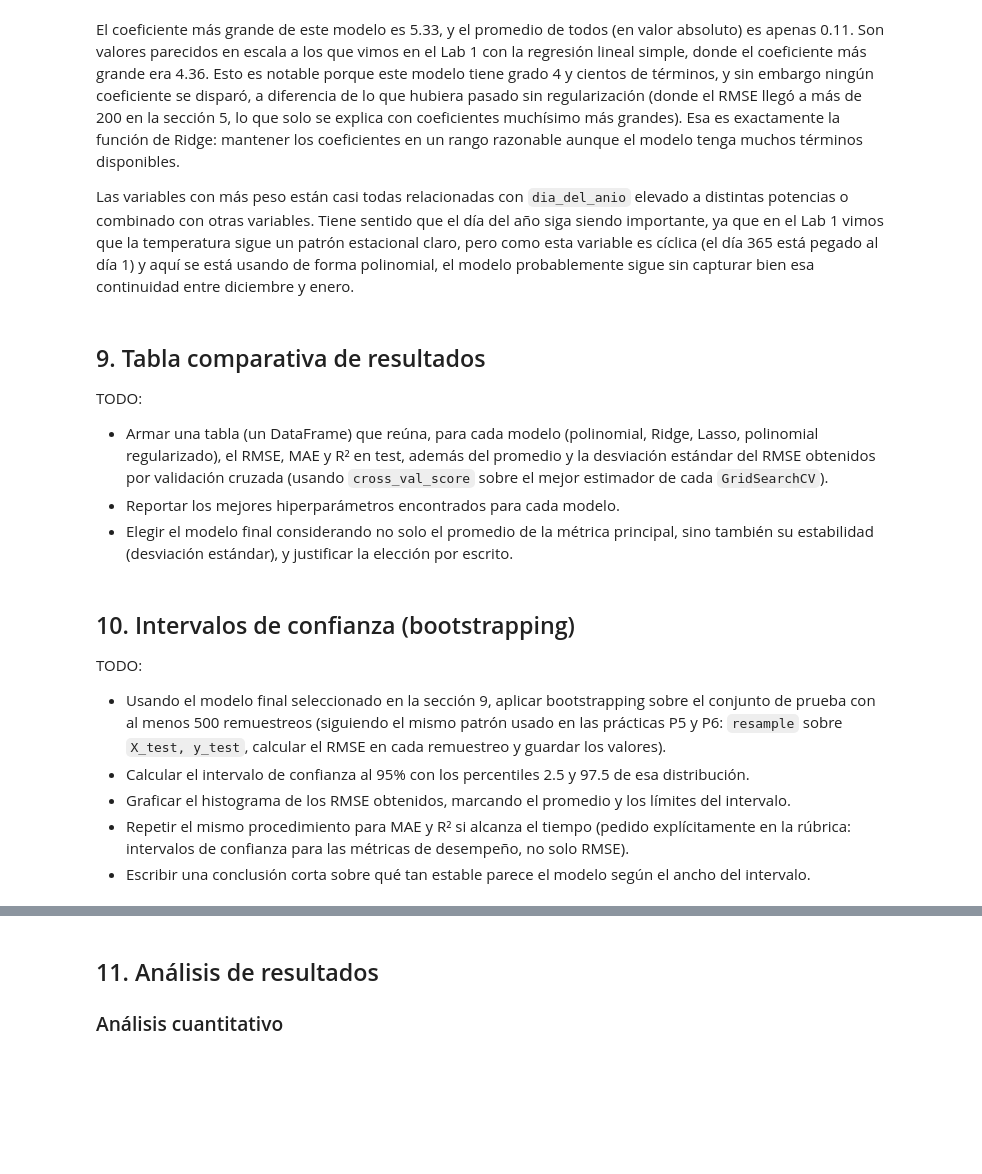
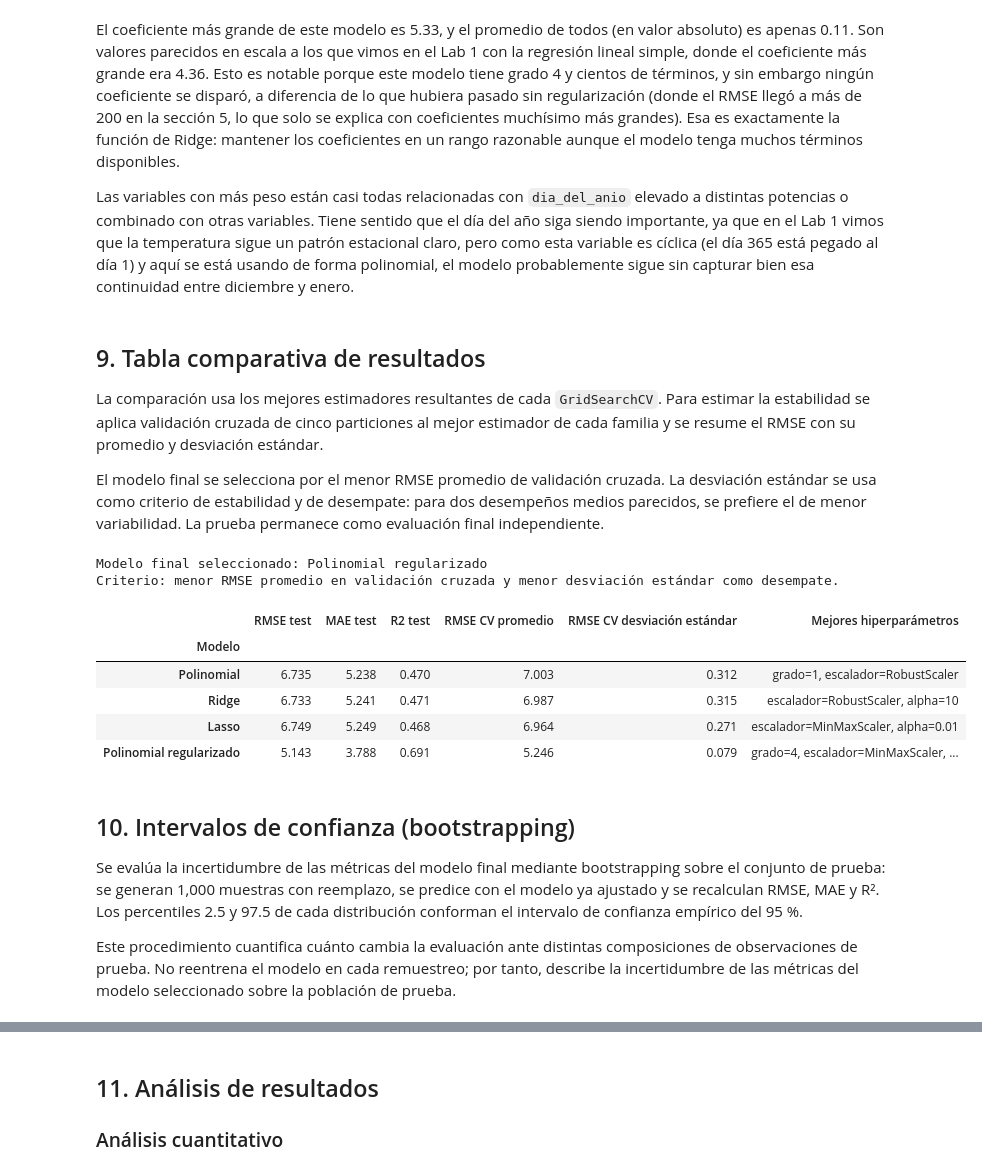
Before and after one commit to Dangar221/Lab2, a Jupyter notebook: L2/Laboratorio2_Garcia_Ferreira.ipynb, the cells around one changed output, grey strips where cells are left out. Drawn from its saved outputs; the diff is of its cells as text; code cells hidden in the pictures; blank space fills up the shorter version.

```diff
--- a/L2/Laboratorio2_Garcia_Ferreira.ipynb
+++ b/L2/Laboratorio2_Garcia_Ferreira.ipynb
@@ -386,20 +550,74 @@ Las variables con más peso están casi todas relacionadas con `dia_del_anio` el
 # %% [markdown]
 ## 9. Tabla comparativa de resultados
 
-TODO:
-- Armar una tabla (un DataFrame) que reúna, para cada modelo (polinomial, Ridge, Lasso, polinomial regularizado), el RMSE, MAE y R² en test, además del promedio y la desviación estándar del RMSE obtenidos por validación cruzada (usando `cross_val_score` sobre el mejor estimador de cada `GridSearchCV`).
-- Reportar los mejores hiperparámetros encontrados para cada modelo.
-- Elegir el modelo final considerando no solo el promedio de la métrica principal, sino también su estabilidad (desviación estándar), y justificar la elección por escrito.
+La comparación usa los mejores estimadores resultantes de cada `GridSearchCV`. Para estimar la estabilidad se aplica validación cruzada de cinco particiones al mejor estimador de cada familia y se resume el RMSE con su promedio y desviación estándar.
+
+El modelo final se selecciona por el menor RMSE promedio de validación cruzada. La desviación estándar se usa como criterio de estabilidad y de desempate: para dos desempeños medios parecidos, se prefiere el de menor variabilidad. La prueba permanece como evaluación final independiente.
 # %%
-# TODO: tabla comparativa con RMSE/MAE/R2 en test + promedio y desviacion estandar de cross_val_score
+modelos_comparados = {
+    'Polinomial': mejor_modelo_poly,
+    'Ridge': best_ridge,
+    'Lasso': best_lasso,
+    'Polinomial regularizado': mejor_modelo_poly_reg
+}
+
+grillas = {
+    'Polinomial': grid_poly,
+    'Ridge': grid_ridge,
+    'Lasso': grid_lasso,
+    'Polinomial regularizado': grid_poly_reg
+}
+
+def describir_hiperparametros(nombre, configuracion):
+    escalador = configuracion['preparacion__numericas__scaler'].__class__.__name__
+    partes = [f'escalador={escalador}']
+    if 'preparacion__numericas__polynomial__degree' in configuracion:
+        partes.insert(0, f"grado={configuracion['preparacion__numericas__polynomial__degree']}")
+    if 'modelo__alpha' in configuracion:
+        partes.append(f"alpha={configuracion['modelo__alpha']}")
+    return ', '.join(partes)
+
+filas_comparacion = []
+for nombre, modelo in modelos_comparados.items():
+    predicciones_test = modelo.predict(X_test)
+    rmse_cv = -cross_val_score(
+        modelo, X_train, y_train, cv=5,
+        scoring='neg_root_mean_squared_error', n_jobs=-1
+    )
+    filas_comparacion.append({
+        'Modelo': nombre,
+        'RMSE test': np.sqrt(mean_squared_error(y_test, predicciones_test)),
+        'MAE test': mean_absolute_error(y_test, predicciones_test),
+        'R2 test': r2_score(y_test, predicciones_test),
+        'RMSE CV promedio': rmse_cv.mean(),
+        'RMSE CV desviación estándar': rmse_cv.std(),
+        'Mejores hiperparámetros': describir_hiperparametros(nombre, grillas[nombre].best_params_)
+    })
+
+resultados_comparativos = pd.DataFrame(filas_comparacion).set_index('Modelo')
+resultados_ordenados = resultados_comparativos.sort_values(
+    ['RMSE CV promedio', 'RMSE CV desviación estándar']
+)
+nombre_modelo_final = resultados_ordenados.index[0]
+modelo_final = modelos_comparados[nombre_modelo_final]
+
+print(f'Modelo final seleccionado: {nombre_modelo_final}')
+print('Criterio: menor RMSE promedio en validación cruzada y menor desviación estándar como desempate.')
+resultados_comparativos.round(3)
+# %% [output]
+Modelo final seleccionado: Polinomial regularizado
+Criterio: menor RMSE promedio en validación cruzada y menor desviación estándar como desempate.
+|  | RMSE test | MAE test | R2 test | RMSE CV promedio | RMSE CV desviación estándar | Mejores hiperparámetros |
+| Modelo |  |  |  |  |  |  |
+| Polinomial | 6.735 | 5.238 | 0.470 | 7.003 | 0.312 | grado=1, escalador=RobustScaler |
+| Ridge | 6.733 | 5.241 | 0.471 | 6.987 | 0.315 | escalador=RobustScaler, alpha=10 |
+| Lasso | 6.749 | 5.249 | 0.468 | 6.964 | 0.271 | escalador=MinMaxScaler, alpha=0.01 |
+| Polinomial regularizado | 5.143 | 3.788 | 0.691 | 5.246 | 0.079 | grado=4, escalador=MinMaxScaler, ... |
 # %% [markdown]
 ## 10. Intervalos de confianza (bootstrapping)
 
 
-TODO:
-- Usando el modelo final seleccionado en la sección 9, aplicar bootstrapping sobre el conjunto de prueba con al menos 500 remuestreos (siguiendo el mismo patrón usado en las prácticas P5 y P6: `resample` sobre `X_test, y_test`, calcular el RMSE en cada remuestreo y guardar los valores).
-- Calcular el intervalo de confianza al 95% con los percentiles 2.5 y 97.5 de esa distribución.
-- Graficar el histograma de los RMSE obtenidos, marcando el promedio y los límites del intervalo.
-- Repetir el mismo procedimiento para MAE y R² si alcanza el tiempo (pedido explícitamente en la rúbrica: intervalos de confianza para las métricas de desempeño, no solo RMSE).
-- Escribir una conclusión corta sobre qué tan estable parece el modelo según el ancho del intervalo.
+Se evalúa la incertidumbre de las métricas del modelo final mediante bootstrapping sobre el conjunto de prueba: se generan 1,000 muestras con reemplazo, se predice con el modelo ya ajustado y se recalculan RMSE, MAE y R². Los percentiles 2.5 y 97.5 de cada distribución conforman el intervalo de confianza empírico del 95 %.
+
+Este procedimiento cuantifica cuánto cambia la evaluación ante distintas composiciones de observaciones de prueba. No reentrena el modelo en cada remuestreo; por tanto, describe la incertidumbre de las métricas del modelo seleccionado sobre la población de prueba.
 # %%
```
Also changed, not shown: parts of 10 cells of this notebook.
